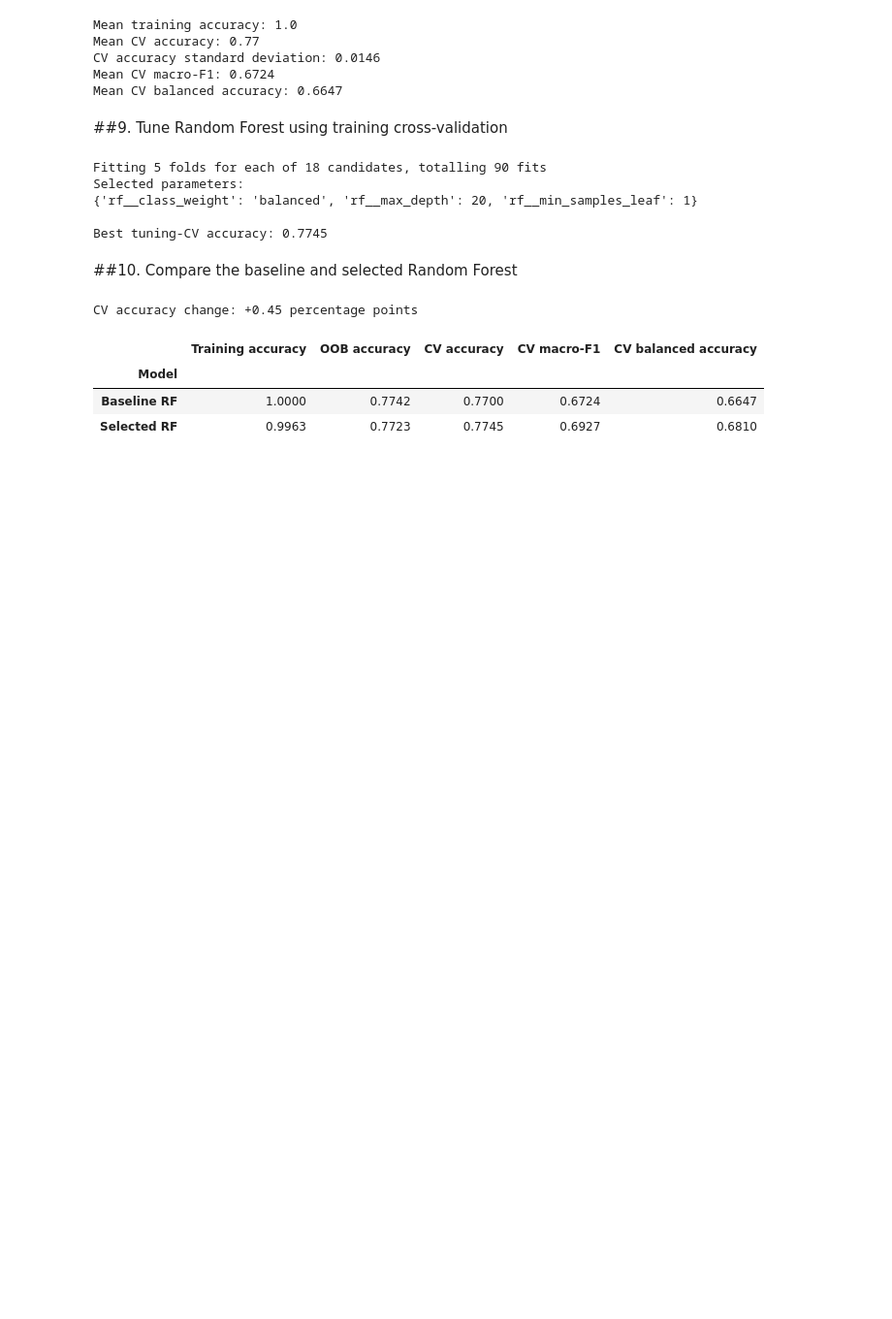
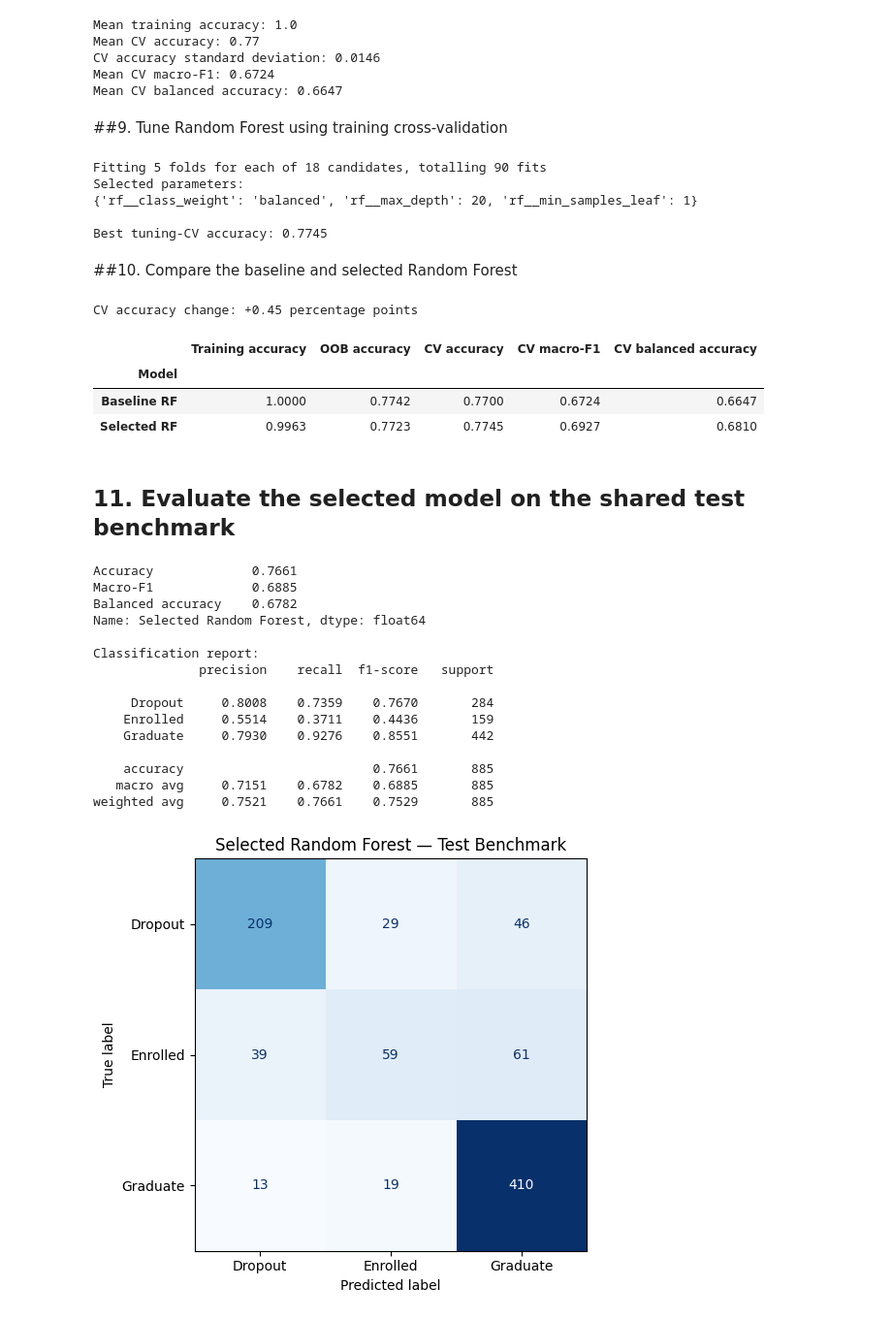
Before and after one commit to Ayesh2002/ml-student-dropout, a Jupyter notebook: 02_random_forest.ipynb, the cells around one changed output. Shown at 97% size. Saved outputs shown, nothing was run; the diff lists cells and outputs as text; code cells hidden in the pictures; blank space fills up the shorter version.

Commit message:
evaluate selected random forest on the shared test benchmark

```diff
--- a/02_random_forest.ipynb
+++ b/02_random_forest.ipynb
@@ -608,3 +608,65 @@ CV accuracy change: +0.45 percentage points
 | Model |  |  |  |  |  |
 | Baseline RF | 1.0000 | 0.7742 | 0.7700 | 0.6724 | 0.6647 |
 | Selected RF | 0.9963 | 0.7723 | 0.7745 | 0.6927 | 0.6810 |
+# %% [markdown]
+## 11. Evaluate the selected model on the shared test benchmark
+# %%
+# Keep the CV-selected model as our final choice for this experiment
+final_rf = best_rf
+
+# Predict outcomes for the test students
+y_pred_rf = final_rf.predict(X_test)
+
+# Calculate benchmark metrics
+test_metrics = pd.Series({
+    "Accuracy": accuracy_score(y_test, y_pred_rf),
+    "Macro-F1": f1_score(y_test, y_pred_rf, average="macro"),
+    "Balanced accuracy": balanced_accuracy_score(y_test, y_pred_rf)
+}, name="Selected Random Forest")
+
+print(test_metrics.round(4))
+
+# Show precision, recall and F1 for each class
+class_order = ["Dropout", "Enrolled", "Graduate"]
+
+print("\nClassification report:")
+print(classification_report(
+    y_test,
+    y_pred_rf,
+    labels=class_order,
+    digits=4,
+    zero_division=0
+))
+
+# Plot the confusion matrix
+fig, ax = plt.subplots(figsize=(6, 5))
+
+ConfusionMatrixDisplay.from_predictions(
+    y_test,
+    y_pred_rf,
+    labels=class_order,
+    cmap="Blues",
+    ax=ax,
+    colorbar=False
+)
+
+ax.set_title("Selected Random Forest — Test Benchmark")
+fig.tight_layout()
+plt.show()
+# %% [output]
+Accuracy             0.7661
+Macro-F1             0.6885
+Balanced accuracy    0.6782
+Name: Selected Random Forest, dtype: float64
+
+Classification report:
+              precision    recall  f1-score   support
+
+     Dropout     0.8008    0.7359    0.7670       284
+    Enrolled     0.5514    0.3711    0.4436       159
+    Graduate     0.7930    0.9276    0.8551       442
+
+    accuracy                         0.7661       885
+   macro avg     0.7151    0.6782    0.6885       885
+weighted avg     0.7521    0.7661    0.7529       885
+[figure, added]
```
